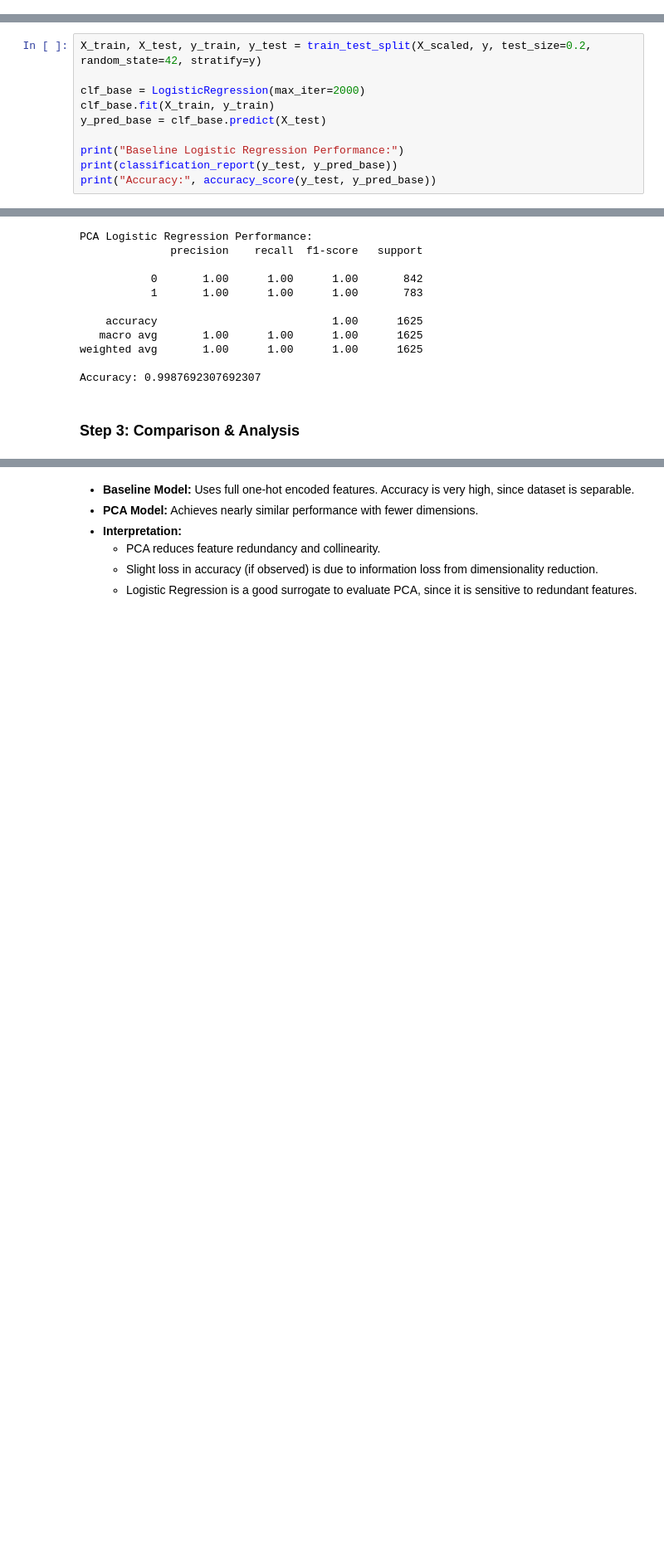
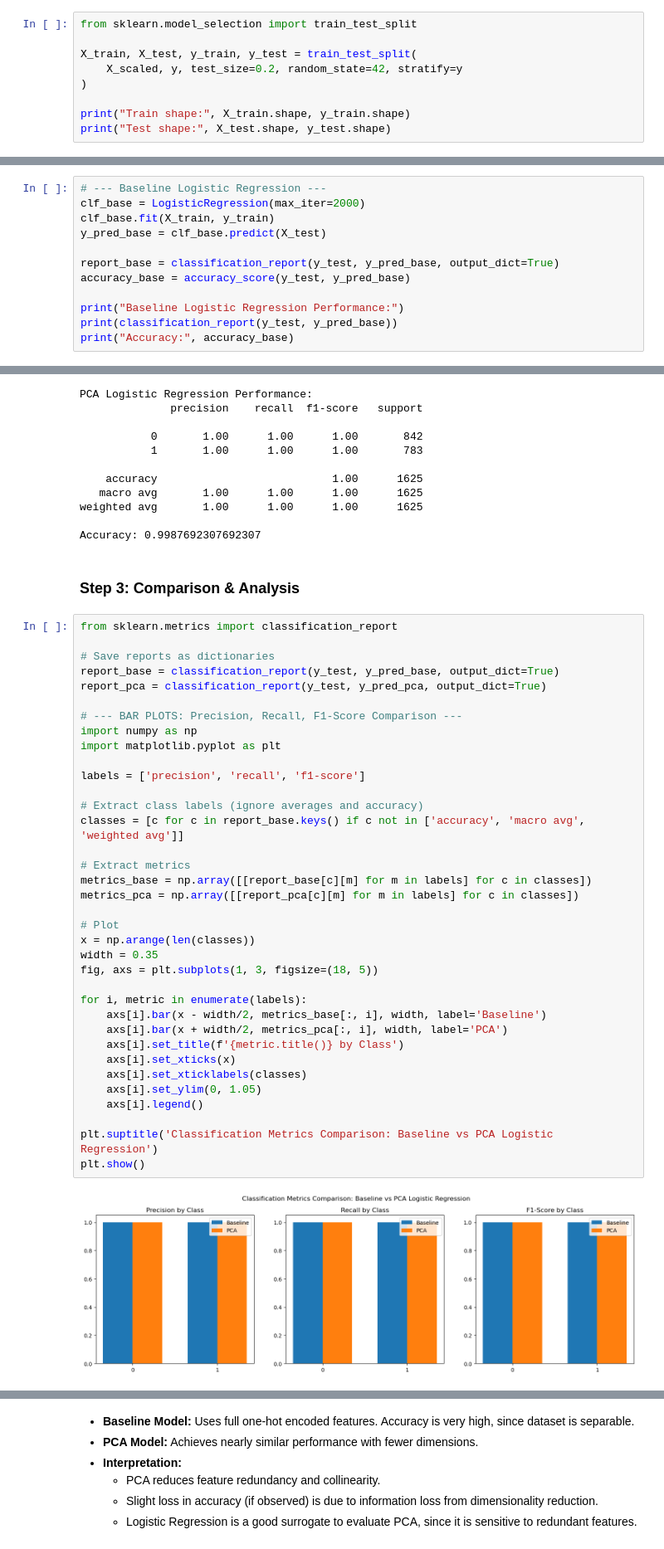
Before and after one commit to nikeshmandal/DA5401-Assignment-2, a Jupyter notebook: DA5401_Assignment2_ID25M805_class.ipynb, the cells around one changed output, grey strips where cells are left out. Shown at 83% size. Saved outputs shown, nothing was run; the diff lists cells and outputs as text; blank space fills up the shorter version.

```diff
--- a/DA5401_Assignment2_ID25M805_class.ipynb
+++ b/DA5401_Assignment2_ID25M805_class.ipynb
@@ -83,3 +83,12 @@ After one-hot encoding: (8124, 117)
 # %%
 scaler = StandardScaler()
 X_scaled = scaler.fit_transform(X_encoded)
+# %%
+from sklearn.model_selection import train_test_split
+
+X_train, X_test, y_train, y_test = train_test_split(
+    X_scaled, y, test_size=0.2, random_state=42, stratify=y
+)
+
+print("Train shape:", X_train.shape, y_train.shape)
+print("Test shape:", X_test.shape, y_test.shape)
@@ -142,15 +154,17 @@ plt.show()
 # %% [markdown]
 ## Part C: Logistic Regression Performance Evaluation
 # %%
-X_train, X_test, y_train, y_test = train_test_split(X_scaled, y, test_size=0.2, random_state=42, stratify=y)
-
+# --- Baseline Logistic Regression ---
 clf_base = LogisticRegression(max_iter=2000)
 clf_base.fit(X_train, y_train)
 y_pred_base = clf_base.predict(X_test)
 
+report_base = classification_report(y_test, y_pred_base, output_dict=True)
+accuracy_base = accuracy_score(y_test, y_pred_base)
+
 print("Baseline Logistic Regression Performance:")
 print(classification_report(y_test, y_pred_base))
-print("Accuracy:", accuracy_score(y_test, y_pred_base))
+print("Accuracy:", accuracy_base)
 # %% [output]
 Baseline Logistic Regression Performance:
               precision    recall  f1-score   support
@@ -189,3 +207,41 @@ weighted avg       1.00      1.00      1.00      1625
 Accuracy: 0.9987692307692307
 # %% [markdown]
 ### Step 3: Comparison & Analysis
+# %%
+from sklearn.metrics import classification_report
+
+# Save reports as dictionaries
+report_base = classification_report(y_test, y_pred_base, output_dict=True)
+report_pca = classification_report(y_test, y_pred_pca, output_dict=True)
+
+# --- BAR PLOTS: Precision, Recall, F1-Score Comparison ---
+import numpy as np
+import matplotlib.pyplot as plt
+
+labels = ['precision', 'recall', 'f1-score']
+
+# Extract class labels (ignore averages and accuracy)
+classes = [c for c in report_base.keys() if c not in ['accuracy', 'macro avg', 'weighted avg']]
+
+# Extract metrics
+metrics_base = np.array([[report_base[c][m] for m in labels] for c in classes])
+metrics_pca = np.array([[report_pca[c][m] for m in labels] for c in classes])
+
+# Plot
+x = np.arange(len(classes))
+width = 0.35
+fig, axs = plt.subplots(1, 3, figsize=(18, 5))
+
+for i, metric in enumerate(labels):
+    axs[i].bar(x - width/2, metrics_base[:, i], width, label='Baseline')
+    axs[i].bar(x + width/2, metrics_pca[:, i], width, label='PCA')
+    axs[i].set_title(f'{metric.title()} by Class')
+    axs[i].set_xticks(x)
+    axs[i].set_xticklabels(classes)
+    axs[i].set_ylim(0, 1.05)
+    axs[i].legend()
+
+plt.suptitle('Classification Metrics Comparison: Baseline vs PCA Logistic Regression')
+plt.show()
+# %% [output]
+[figure, added]
```
Also changed, not shown: parts of 7 cells of this notebook.
